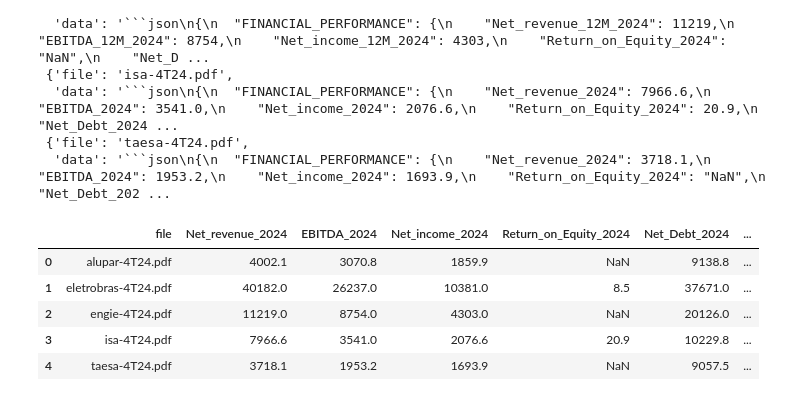
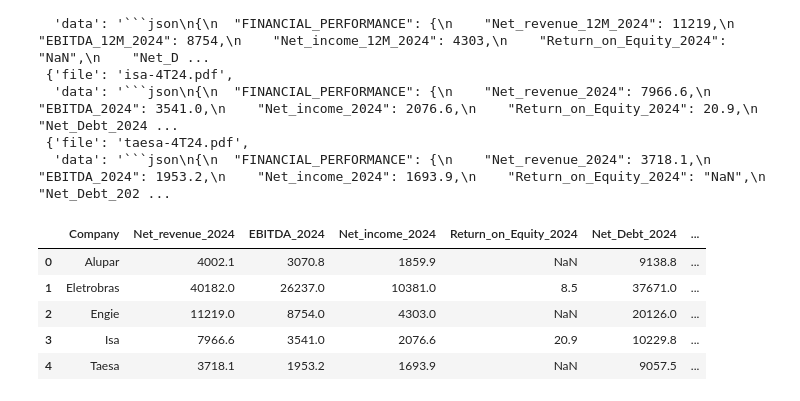
Before and after one commit to gabrielorleans/financial-agent, a Jupyter notebook: agent-workflow.ipynb, the cells around one changed output. Drawn from its saved outputs; the diff is of its cells as text; code cells hidden in the pictures.

```diff
--- a/agent-workflow.ipynb
+++ b/agent-workflow.ipynb
@@ -428,7 +428,7 @@ def convert_financial_data(records):
 
         # Normaliza nomes de campos
         row = {
-            "file": file_name,
+            "Company": file_name.split('-')[0].strip().capitalize(),  # Extrai o nome da empresa do nome do arquivo
             "Net_revenue_2024": (
                 fin.get("Net_revenue_12M24") or
                 fin.get("Net_revenue_12M_2024") or
@@ -453,36 +453,36 @@ def convert_financial_data(records):
                 fin.get("Total_investments_2024") or
                 fin.get("Total_investments_CapEx_2024")
             )
         }
 
         rows.append(row)
 
     # Criar DataFrame
     df = pd.DataFrame(rows)
 
     # Converter "NaN" string em valores nulos
     df = df.replace("NaN", pd.NA)
 
     # Converter colunas numéricas
     numeric_cols = [
         "Net_revenue_2024",
         "EBITDA_2024",
         "Net_income_2024",
         "Return_on_Equity_2024",
         "Net_Debt_2024",
         "Total_investments_CapEx_2024"
     ]
     df[numeric_cols] = df[numeric_cols].apply(pd.to_numeric, errors="coerce")
 
     return df
 
 
 
 convert_financial_data(results)
 # %% [output]
-|  | file | Net_revenue_2024 | EBITDA_2024 | Net_income_2024 | Return_on_Equity_2024 | Net_Debt_2024 | ... |
-| 0 | alupar-4T24.pdf | 4002.1 | 3070.8 | 1859.9 | NaN | 9138.8 | ... |
-| 1 | eletrobras-4T24.pdf | 40182.0 | 26237.0 | 10381.0 | 8.5 | 37671.0 | ... |
-| 2 | engie-4T24.pdf | 11219.0 | 8754.0 | 4303.0 | NaN | 20126.0 | ... |
-| 3 | isa-4T24.pdf | 7966.6 | 3541.0 | 2076.6 | 20.9 | 10229.8 | ... |
-| 4 | taesa-4T24.pdf | 3718.1 | 1953.2 | 1693.9 | NaN | 9057.5 | ... |
+|  | Company | Net_revenue_2024 | EBITDA_2024 | Net_income_2024 | Return_on_Equity_2024 | Net_Debt_2024 | ... |
+| 0 | Alupar | 4002.1 | 3070.8 | 1859.9 | NaN | 9138.8 | ... |
+| 1 | Eletrobras | 40182.0 | 26237.0 | 10381.0 | 8.5 | 37671.0 | ... |
+| 2 | Engie | 11219.0 | 8754.0 | 4303.0 | NaN | 20126.0 | ... |
+| 3 | Isa | 7966.6 | 3541.0 | 2076.6 | 20.9 | 10229.8 | ... |
+| 4 | Taesa | 3718.1 | 1953.2 | 1693.9 | NaN | 9057.5 | ... |
```
